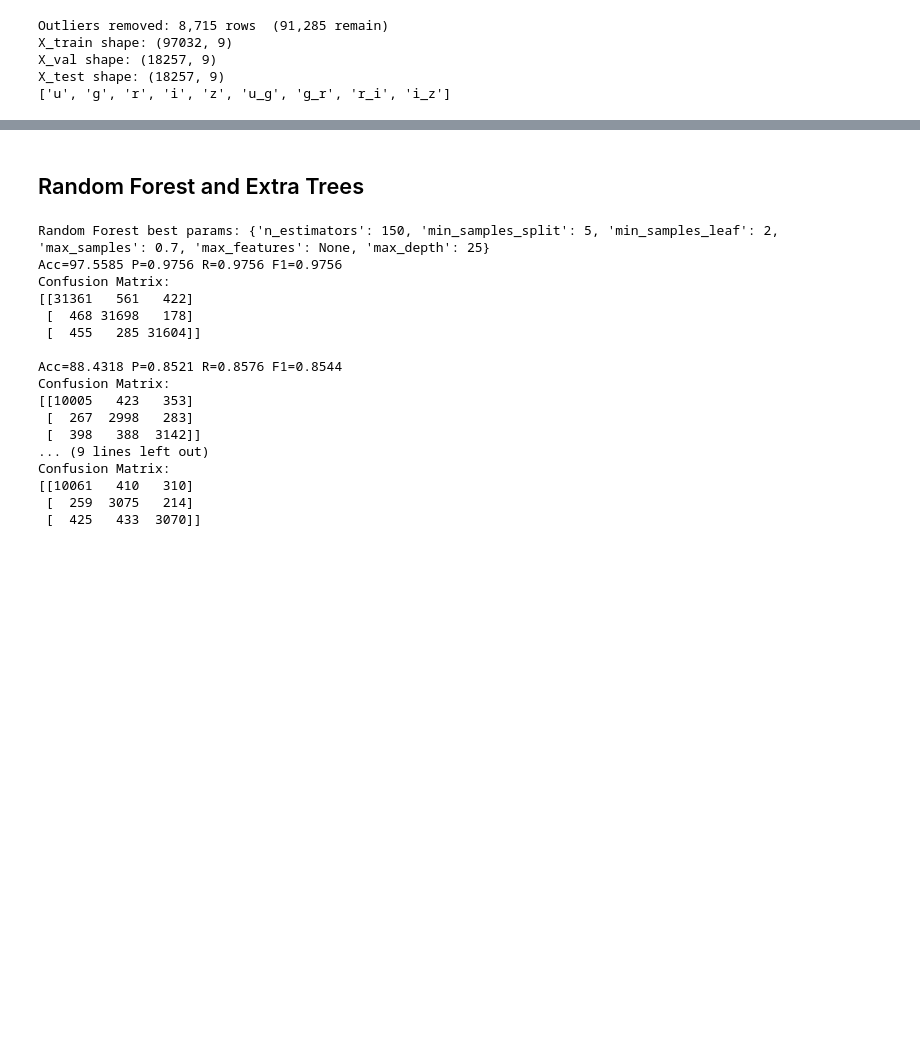
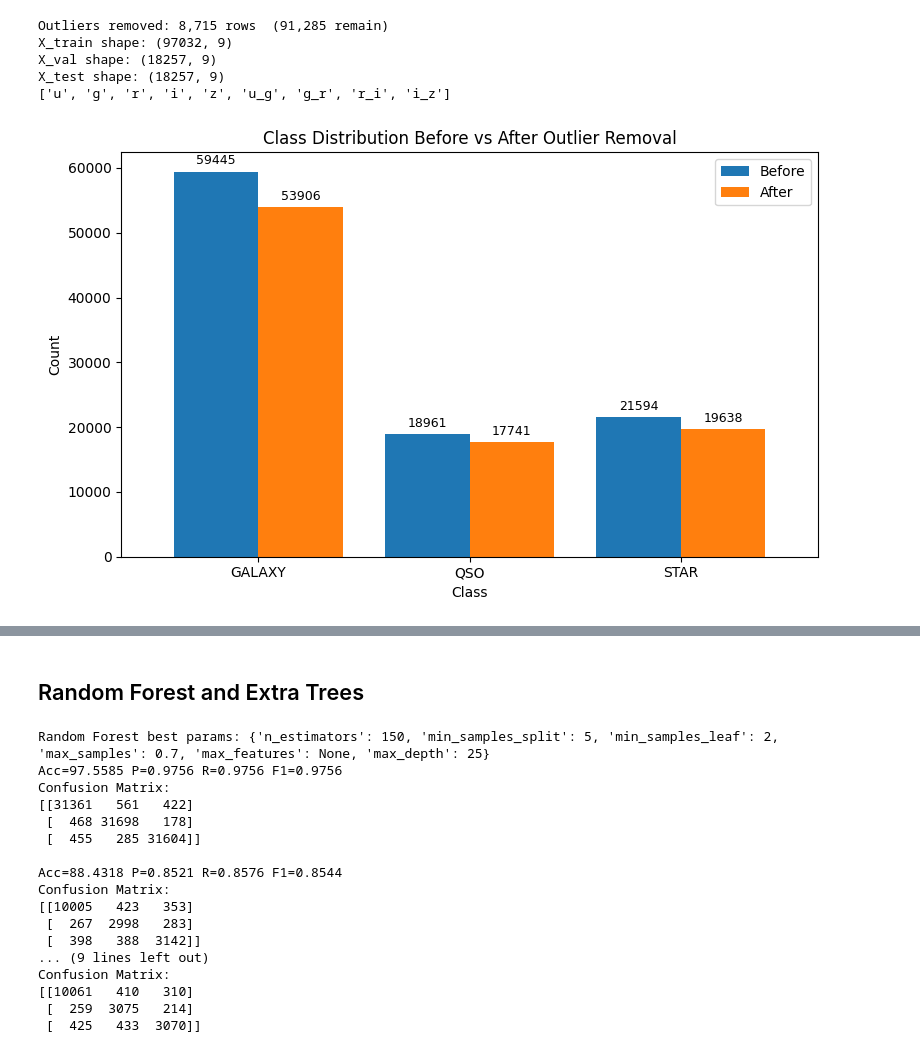
Before and after one commit to nicolomeneguzzo/Computational-Physics-2026, a Jupyter notebook: Astrophysical-Objects-Recognition/notebooks/stellar-classification-and-supervised-learning.ipynb, the cells around one changed output, grey strips where cells are left out. Saved outputs shown, nothing was run; the diff lists cells and outputs as text; code cells hidden in the pictures; blank space fills up the shorter version.

```diff
--- a/Astrophysical-Objects-Recognition/notebooks/stellar-classification-and-supervised-learning.ipynb
+++ b/Astrophysical-Objects-Recognition/notebooks/stellar-classification-and-supervised-learning.ipynb
@@ -145,3 +145,7 @@ X_train shape: (97032, 9)
 X_val shape: (18257, 9)
 X_test shape: (18257, 9)
 ['u', 'g', 'r', 'i', 'z', 'u_g', 'g_r', 'r_i', 'i_z']
+# %%
+sc.plot_class_distribution_after_outliers(star)
+# %% [output]
+[figure, added]
```
Also changed, not shown: parts of 3 cells of this notebook, 2 other files.
